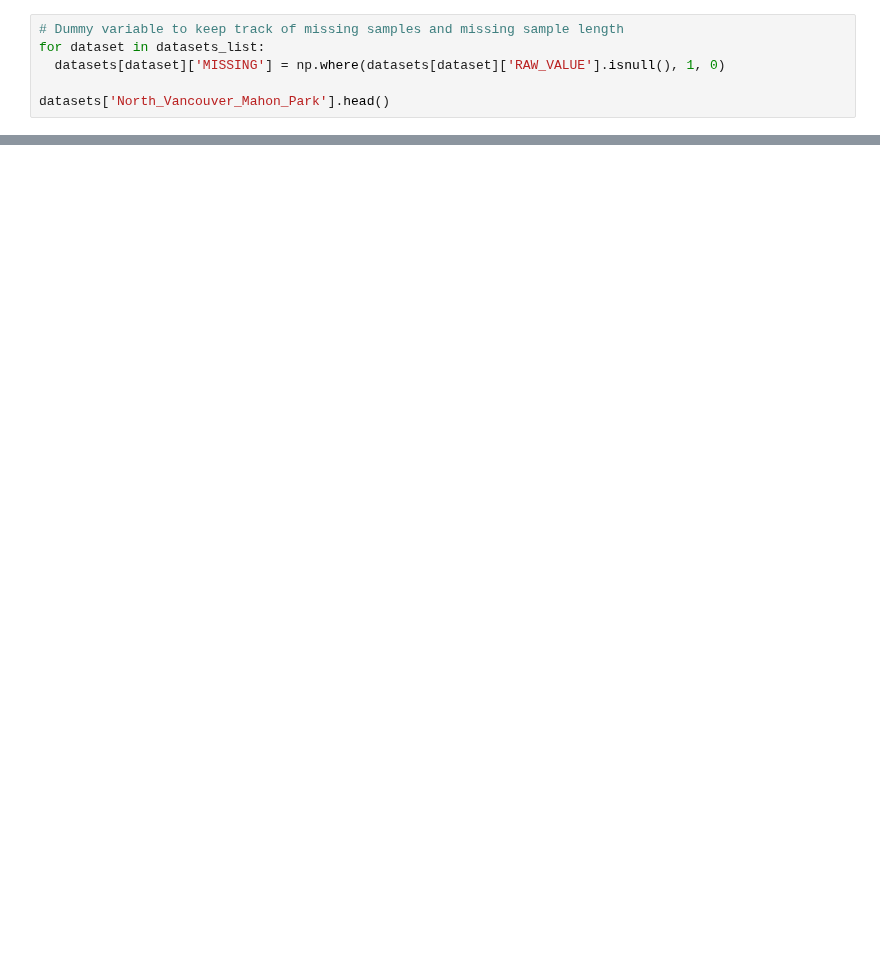
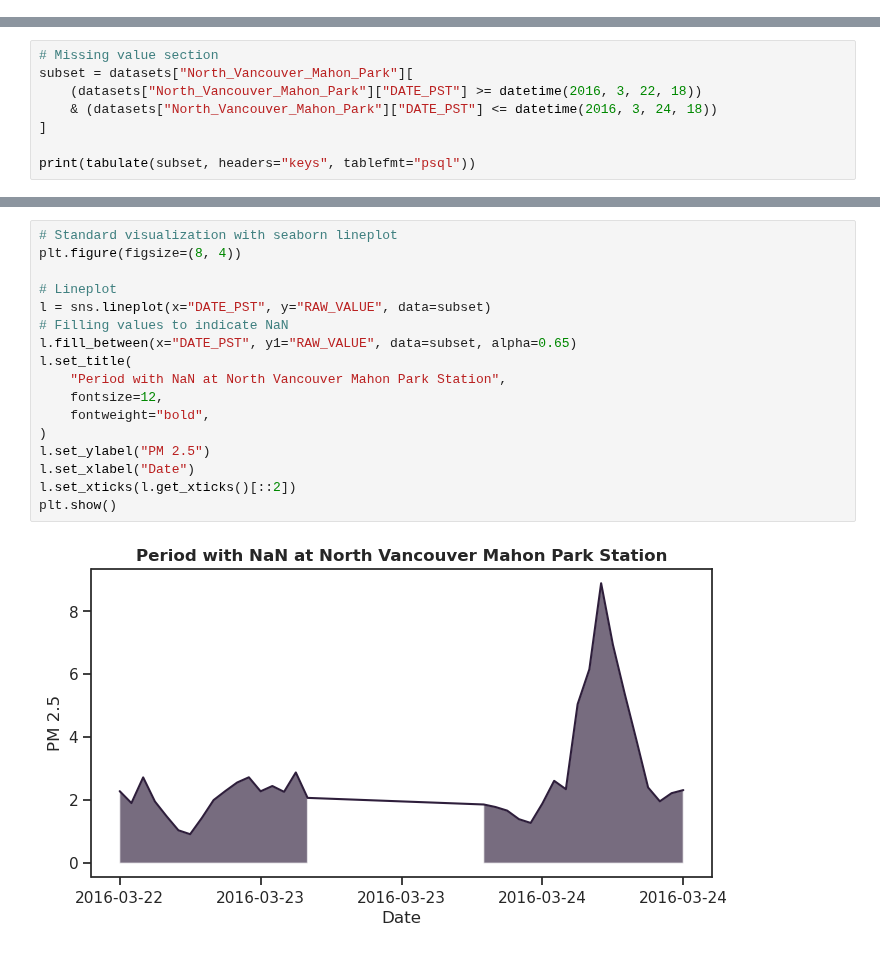
Before and after one commit to erich-hs/Air-We-Breathe, a Jupyter notebook: Air_We_Breath_Missing_Values.ipynb, the cells around one changed output, grey strips where cells are left out. Cells and saved outputs as stored; diff of their text form; blank space fills up the shorter version.

Commit message:
Auxiliar functions, missing value generator, black code badge

```diff
--- a/Air_We_Breath_Missing_Values.ipynb
+++ b/Air_We_Breath_Missing_Values.ipynb
@@ -131,6 +0,0 @@ plt.show()
-# %%
-# Dummy variable to keep track of missing samples and missing sample length
-for dataset in datasets_list:
-  datasets[dataset]['MISSING'] = np.where(datasets[dataset]['RAW_VALUE'].isnull(), 1, 0)
-
-datasets['North_Vancouver_Mahon_Park'].head()
@@ -518,0 +105,8 @@ def plot_sequence(data = None,
+# %%
+# Missing value section
+subset = datasets["North_Vancouver_Mahon_Park"][
+    (datasets["North_Vancouver_Mahon_Park"]["DATE_PST"] >= datetime(2016, 3, 22, 18))
+    & (datasets["North_Vancouver_Mahon_Park"]["DATE_PST"] <= datetime(2016, 3, 24, 18))
+]
+
+print(tabulate(subset, headers="keys", tablefmt="psql"))
@@ -518,0 +131,19 @@ def plot_sequence(data = None,
+# %%
+# Standard visualization with seaborn lineplot
+plt.figure(figsize=(8, 4))
+
+# Lineplot
+l = sns.lineplot(x="DATE_PST", y="RAW_VALUE", data=subset)
+# Filling values to indicate NaN
+l.fill_between(x="DATE_PST", y1="RAW_VALUE", data=subset, alpha=0.65)
+l.set_title(
+    "Period with NaN at North Vancouver Mahon Park Station",
+    fontsize=12,
+    fontweight="bold",
+)
+l.set_ylabel("PM 2.5")
+l.set_xlabel("Date")
+l.set_xticks(l.get_xticks()[::2])
+plt.show()
+# %% [output]
+[figure, added]
```
Also changed, not shown: parts of 58 cells of this notebook, 5 other files.
